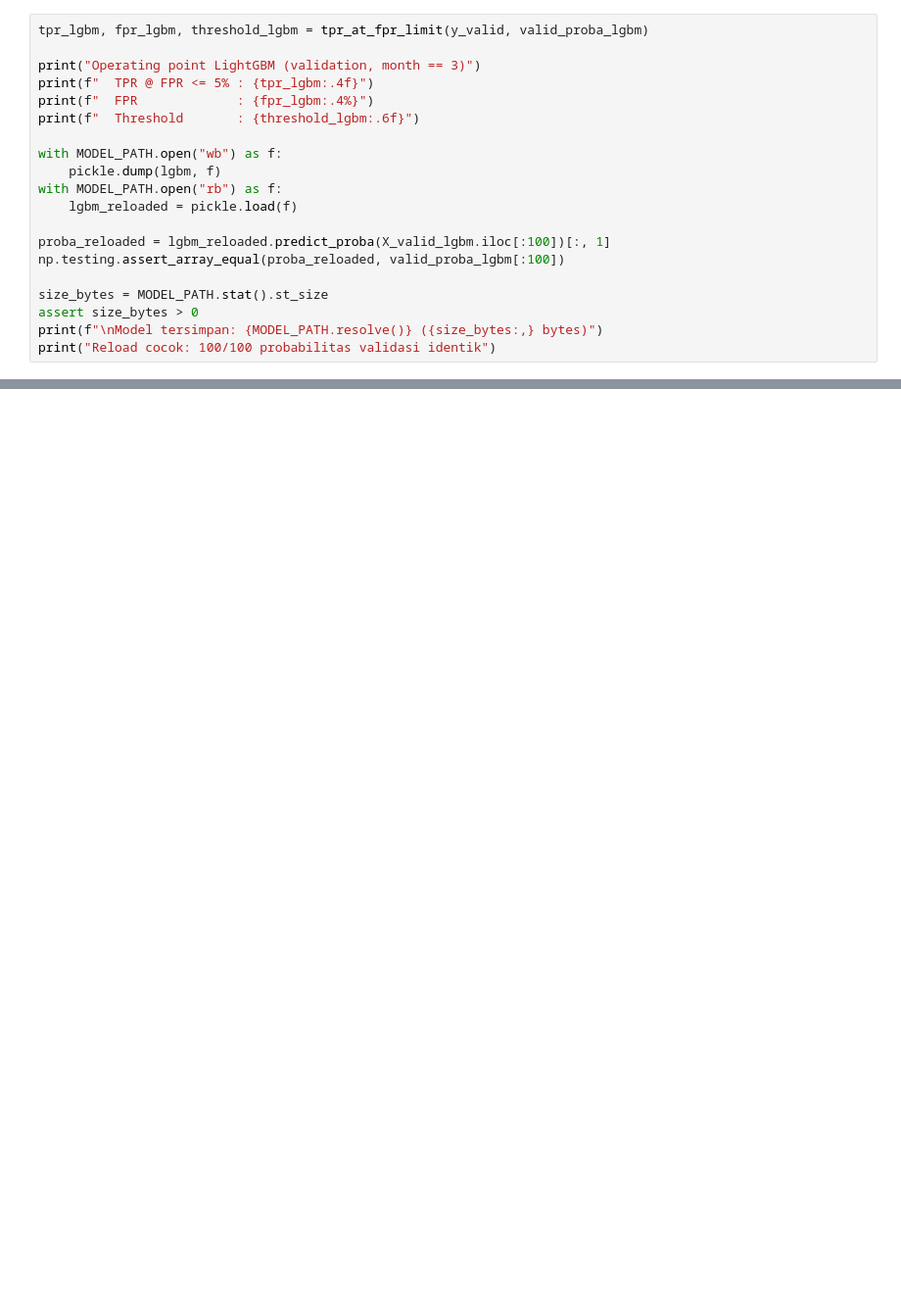
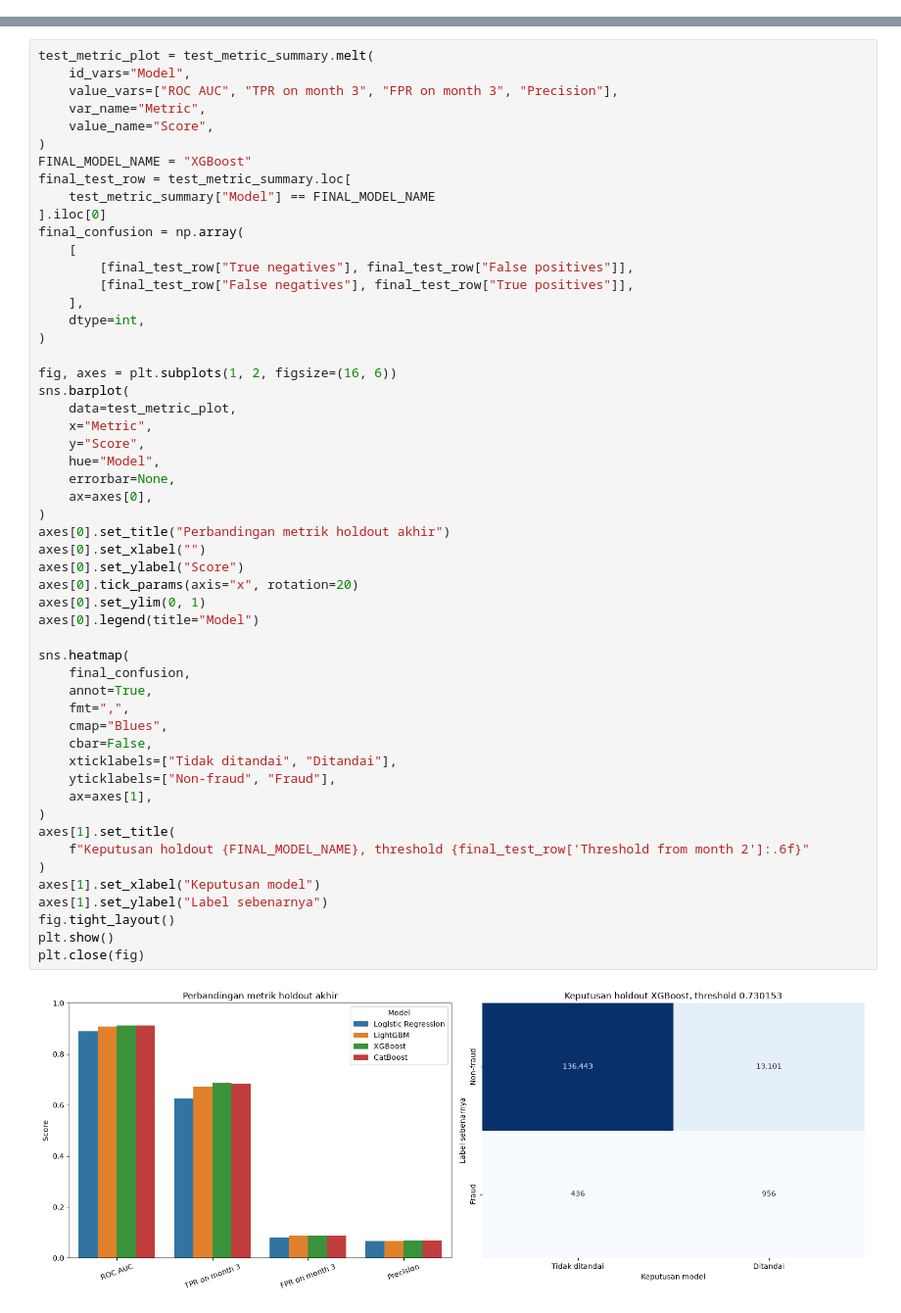
Before and after one commit to AkhtarAbraar/Bank-Fraud-Prediction-Model, a Jupyter notebook: kasus-a.ipynb, the cells around one changed output, grey strips where cells are left out. Shown at 98% size. Saved outputs shown, nothing was run; the diff lists cells and outputs as text; blank space fills up the shorter version.

```diff
--- a/kasus-a.ipynb
+++ b/kasus-a.ipynb
@@ -320,20 +575,0 @@ TPR@FPR5% self-checks passed
-# %%
-tpr_lgbm, fpr_lgbm, threshold_lgbm = tpr_at_fpr_limit(y_valid, valid_proba_lgbm)
-
-print("Operating point LightGBM (validation, month == 3)")
-print(f"  TPR @ FPR <= 5% : {tpr_lgbm:.4f}")
-print(f"  FPR             : {fpr_lgbm:.4%}")
-print(f"  Threshold       : {threshold_lgbm:.6f}")
-
-with MODEL_PATH.open("wb") as f:
-    pickle.dump(lgbm, f)
-with MODEL_PATH.open("rb") as f:
-    lgbm_reloaded = pickle.load(f)
-
-proba_reloaded = lgbm_reloaded.predict_proba(X_valid_lgbm.iloc[:100])[:, 1]
-np.testing.assert_array_equal(proba_reloaded, valid_proba_lgbm[:100])
-
-size_bytes = MODEL_PATH.stat().st_size
-assert size_bytes > 0
-print(f"\nModel tersimpan: {MODEL_PATH.resolve()} ({size_bytes:,} bytes)")
-print("Reload cocok: 100/100 probabilitas validasi identik")
@@ -347,0 +662,55 @@ Reload cocok: 100/100 probabilitas validasi identik
+# %%
+test_metric_plot = test_metric_summary.melt(
+    id_vars="Model",
+    value_vars=["ROC AUC", "TPR on month 3", "FPR on month 3", "Precision"],
+    var_name="Metric",
+    value_name="Score",
+)
+FINAL_MODEL_NAME = "XGBoost"
+final_test_row = test_metric_summary.loc[
+    test_metric_summary["Model"] == FINAL_MODEL_NAME
+].iloc[0]
+final_confusion = np.array(
+    [
+        [final_test_row["True negatives"], final_test_row["False positives"]],
+        [final_test_row["False negatives"], final_test_row["True positives"]],
+    ],
+    dtype=int,
+)
+
+fig, axes = plt.subplots(1, 2, figsize=(16, 6))
+sns.barplot(
+    data=test_metric_plot,
+    x="Metric",
+    y="Score",
+    hue="Model",
+    errorbar=None,
+    ax=axes[0],
+)
+axes[0].set_title("Perbandingan metrik holdout akhir")
+axes[0].set_xlabel("")
+axes[0].set_ylabel("Score")
+axes[0].tick_params(axis="x", rotation=20)
+axes[0].set_ylim(0, 1)
+axes[0].legend(title="Model")
+
+sns.heatmap(
+    final_confusion,
+    annot=True,
+    fmt=",",
+    cmap="Blues",
+    cbar=False,
+    xticklabels=["Tidak ditandai", "Ditandai"],
+    yticklabels=["Non-fraud", "Fraud"],
+    ax=axes[1],
+)
+axes[1].set_title(
+    f"Keputusan holdout {FINAL_MODEL_NAME}, threshold {final_test_row['Threshold from month 2']:.6f}"
+)
+axes[1].set_xlabel("Keputusan model")
+axes[1].set_ylabel("Label sebenarnya")
+fig.tight_layout()
+plt.show()
+plt.close(fig)
+# %% [output]
+[figure, added]
```
Also changed, not shown: parts of 31 cells of this notebook, 3 other files.
